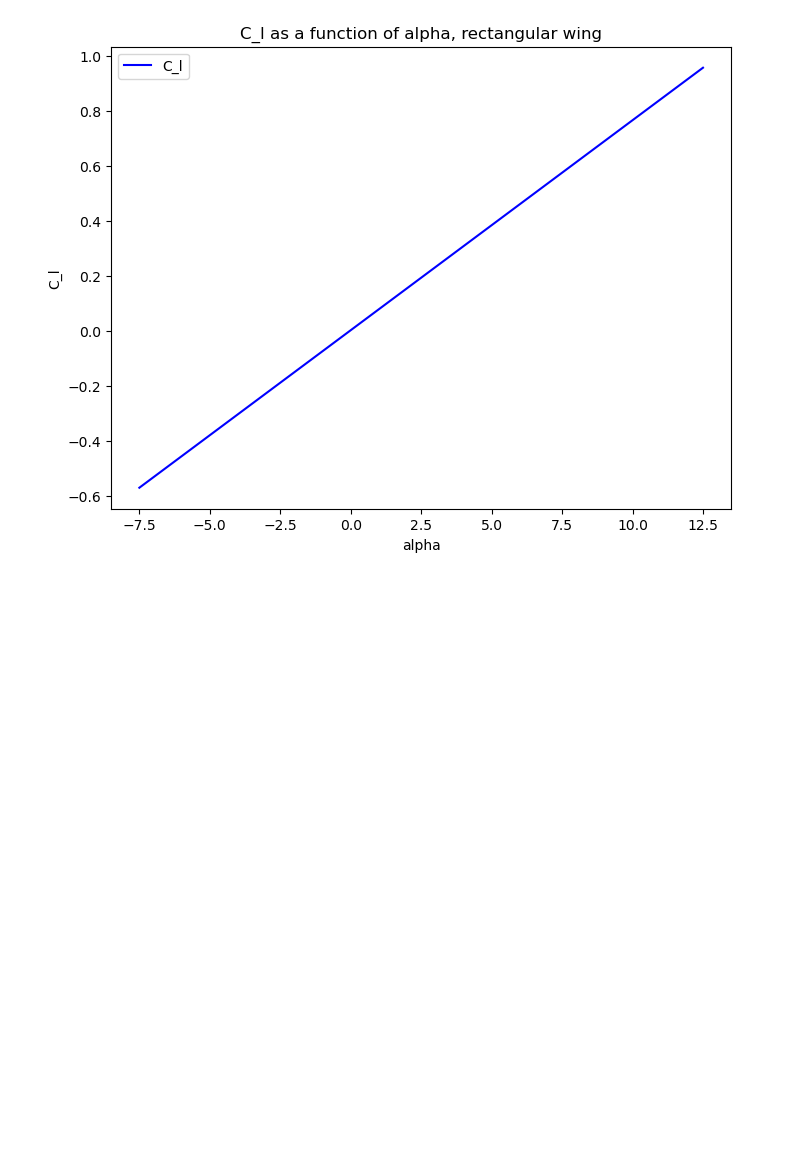
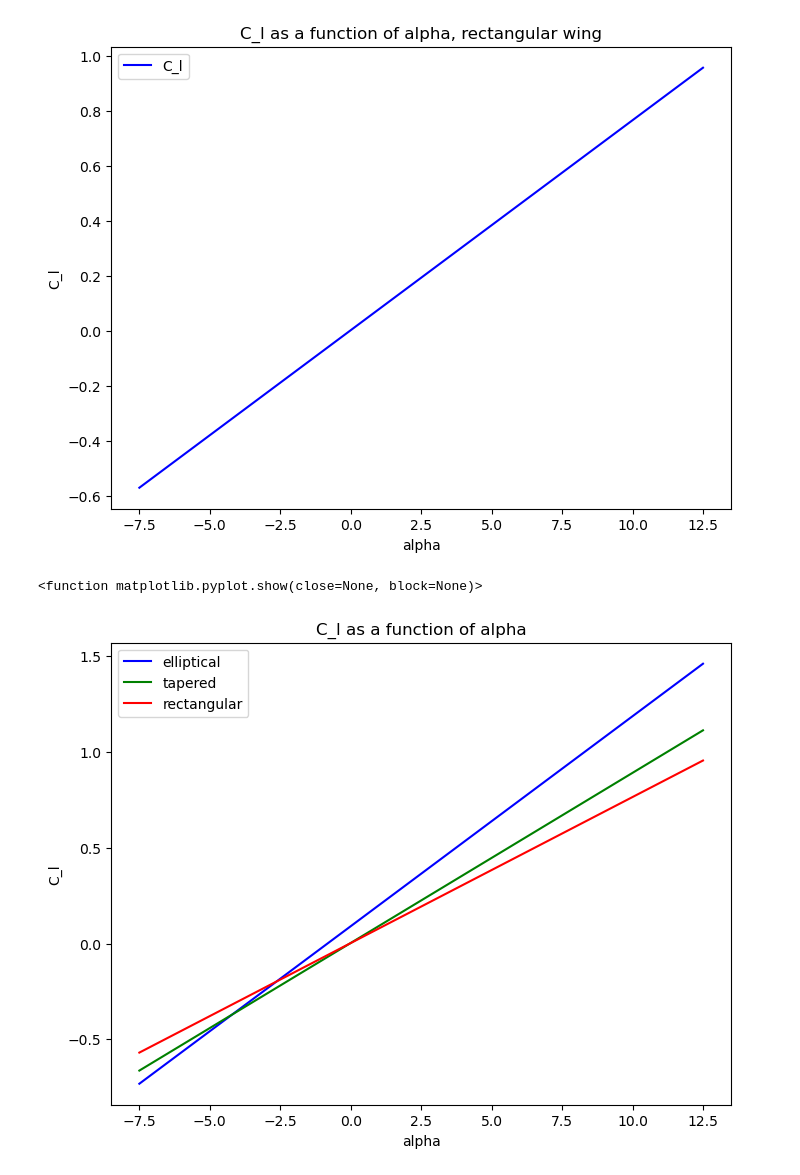
Before and after one commit to dabini-muldoon/ae311-project-2-group, a Jupyter notebook: proj2group.ipynb, the cells around one changed output. Drawn from its saved outputs; the diff is of its cells as text; code cells hidden in the pictures; blank space fills up the shorter version.

```diff
--- a/proj2group.ipynb
+++ b/proj2group.ipynb
@@ -196,3 +196,17 @@ plt.show
 # %% [output]
 <function matplotlib.pyplot.show(close=None, block=None)>
 [figure]
+# %%
+plt.figure(figsize=(8, 6))
+plt.plot(alpha_values, CLEllip_values, 'b-', label='elliptical')
+plt.plot(alpha_values, CLTapered_values, 'g-', label='tapered')
+plt.plot(alpha_values, CLRect_values, 'r-', label='rectangular')
+plt.legend()
+plt.xlabel("alpha")
+plt.ylabel("C_l")
+plt.title("C_l as a function of alpha")
+plt.savefig('combinedgraph.png')
+plt.show
+# %% [output]
+<function matplotlib.pyplot.show(close=None, block=None)>
+[figure, added]
```
Also changed, not shown: parts of 3 cells of this notebook, 4 other files.
